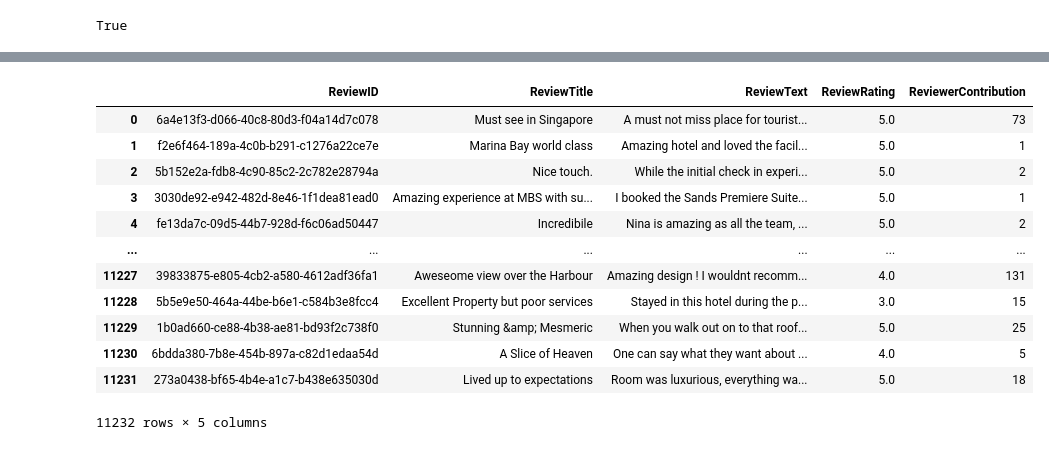
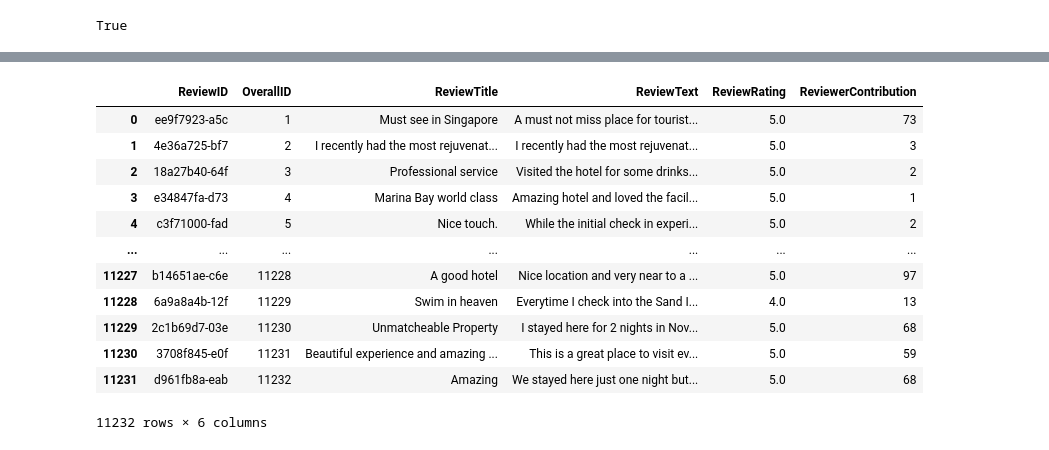
Before and after one commit to joannelxl/DataOpsMLOps, a Jupyter notebook: ETL_TestNotebook.ipynb, the cells around one changed output, grey strips where cells are left out. Saved outputs shown, nothing was run; the diff lists cells and outputs as text; code cells hidden in the pictures.

```diff
--- a/ETL_TestNotebook.ipynb
+++ b/ETL_TestNotebook.ipynb
@@ -106,35 +129,35 @@ dwh.commit()
 # %%
 # Review Dimension
 # ReviewID
 # ReviewText
 # ReviewTitle
 # ReviewRating
 
 review_sql = """
-SELECT `Review Title` AS ReviewTitle, `Review Text` AS ReviewText, `Rating` AS ReviewRating, `Author Contribution` AS ReviewerContribution
+SELECT `OverallID` AS OverallID, `Review Title` AS ReviewTitle, `Review Text` AS ReviewText, `Rating` AS ReviewRating, `Author Contribution` AS ReviewerContribution
 FROM tripadvisor_reviews;
 """
 
 df = pd.read_sql(sql=review_sql, con=db_tripadvisor)
-df['ReviewID'] = df['ReviewTitle'].apply(lambda x: uuid4())
+df['ReviewID'] = df['ReviewTitle'].apply(lambda x: str(uuid4())[:12])
 cols = df.columns.to_list()
 cols = cols[-1:] + cols[:-1]
 df = df[cols]
 df
 # %% [output]
-|  | ReviewID | ReviewTitle | ReviewText | ReviewRating | ReviewerContribution |
-| 0 | 6a4e13f3-d066-40c8-80d3-f04a14d7c078 | Must see in Singapore | A must not miss place for tourist... | 5.0 | 73 |
-| 1 | f2e6f464-189a-4c0b-b291-c1276a22ce7e | Marina Bay world class | Amazing hotel and loved the facil... | 5.0 | 1 |
-| 2 | 5b152e2a-fdb8-4c90-85c2-2c782e28794a | Nice touch. | While the initial check in experi... | 5.0 | 2 |
-| 3 | 3030de92-e942-482d-8e46-1f1dea81ead0 | Amazing experience at MBS with su... | I booked the Sands Premiere Suite... | 5.0 | 1 |
-| 4 | fe13da7c-09d5-44b7-928d-f6c06ad50447 | Incredibile | Nina is amazing as all the team, ... | 5.0 | 2 |
-| ... | ... | ... | ... | ... | ... |
-| 11227 | 39833875-e805-4cb2-a580-4612adf36fa1 | Aweseome view over the Harbour | Amazing design ! I wouldnt recomm... | 4.0 | 131 |
-| 11228 | 5b5e9e50-464a-44be-b6e1-c584b3e8fcc4 | Excellent Property but poor services | Stayed in this hotel during the p... | 3.0 | 15 |
-| 11229 | 1b0ad660-ce88-4b38-ae81-bd93f2c738f0 | Stunning &amp; Mesmeric | When you walk out on to that roof... | 5.0 | 25 |
-| 11230 | 6bdda380-7b8e-454b-897a-c82d1edaa54d | A Slice of Heaven | One can say what they want about ... | 4.0 | 5 |
-| 11231 | 273a0438-bf65-4b4e-a1c7-b438e635030d | Lived up to expectations | Room was luxurious, everything wa... | 5.0 | 18 |
+|  | ReviewID | OverallID | ReviewTitle | ReviewText | ReviewRating | ReviewerContribution |
+| 0 | ee9f7923-a5c | 1 | Must see in Singapore | A must not miss place for tourist... | 5.0 | 73 |
+| 1 | 4e36a725-bf7 | 2 | I recently had the most rejuvenat... | I recently had the most rejuvenat... | 5.0 | 3 |
+| 2 | 18a27b40-64f | 3 | Professional service | Visited the hotel for some drinks... | 5.0 | 2 |
+| 3 | e34847fa-d73 | 4 | Marina Bay world class | Amazing hotel and loved the facil... | 5.0 | 1 |
+| 4 | c3f71000-fad | 5 | Nice touch. | While the initial check in experi... | 5.0 | 2 |
+| ... | ... | ... | ... | ... | ... | ... |
+| 11227 | b14651ae-c6e | 11228 | A good hotel | Nice location and very near to a ... | 5.0 | 97 |
+| 11228 | 6a9a8a4b-12f | 11229 | Swim in heaven | Everytime I check into the Sand I... | 4.0 | 13 |
+| 11229 | 2c1b69d7-03e | 11230 | Unmatcheable Property | I stayed here for 2 nights in Nov... | 5.0 | 68 |
+| 11230 | 3708f845-e0f | 11231 | Beautiful experience and amazing ... | This is a great place to visit ev... | 5.0 | 59 |
+| 11231 | d961fb8a-eab | 11232 | Amazing | We stayed here just one night but... | 5.0 | 68 |
-11232 rows × 5 columns
+11232 rows × 6 columns
 # %%
 # Load Time Dimension
 df.to_sql(name='review', con = dwh, if_exists='replace')
```
Also changed, not shown: parts of 11 cells of this notebook.
